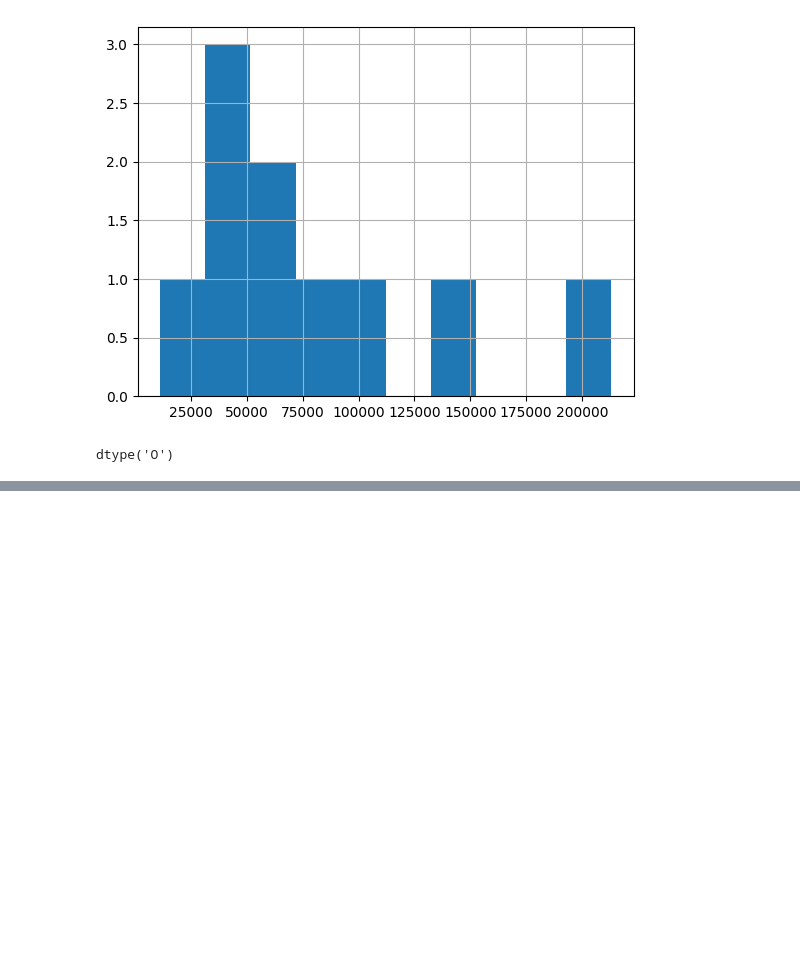
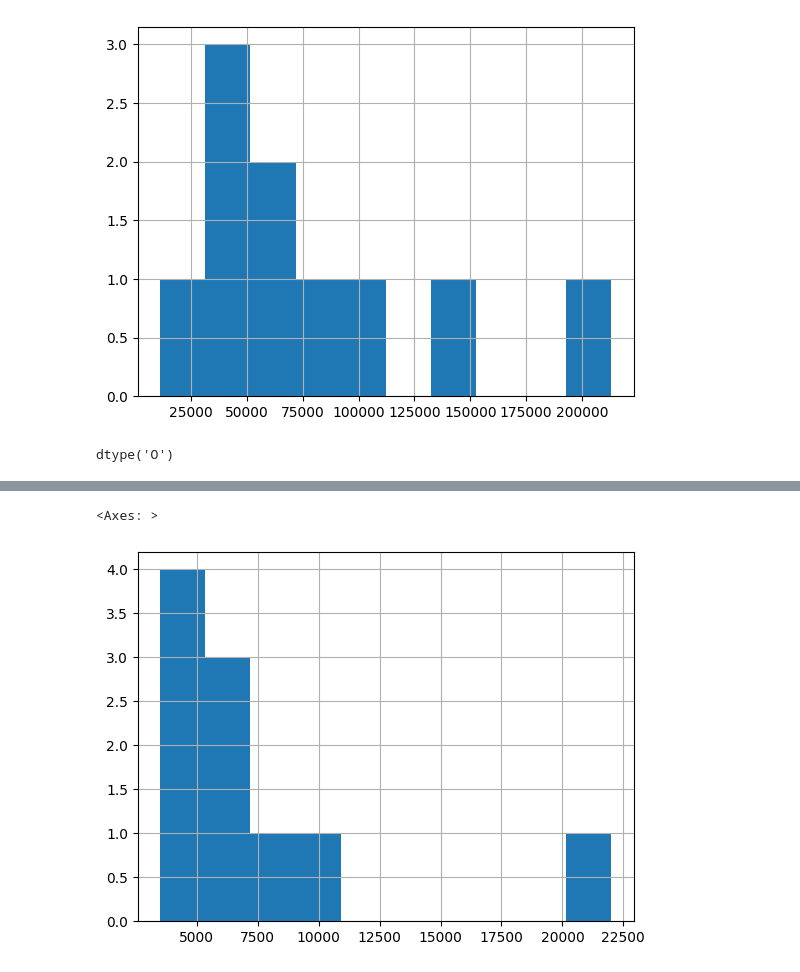
Before and after one commit to Jade-Jones-dev/ai_machine_learning, a Jupyter notebook: weeks_7_8/tutorials/zero-to-mastery-ml/project_1.ipynb, the cells around one changed output, grey strips where cells are left out. Cells and saved outputs as stored; diff of their text form; code cells hidden in the pictures; blank space fills up the shorter version.

Commit message:
changed pricing to remove cents in price

```diff
--- a/weeks_7_8/tutorials/zero-to-mastery-ml/project_1.ipynb
+++ b/weeks_7_8/tutorials/zero-to-mastery-ml/project_1.ipynb
@@ -322,4 +322,4 @@ car_sales.Price.dtype
 # %% [output]
 dtype('O')
 # %%
-car_sales["Price"] = car_sales["Price"].str.replace(r'[\$\ ,\.]', '', regex=True).astype(int)
+car_sales
@@ -339,0 +338,3 @@ car_sales
+# %%
+
+car_sales["Price"] = car_sales["Price"].str.split('.').str[0].str.replace(r'[\$, ]', '', regex=True).astype(int)
@@ -339,0 +357,5 @@ car_sales
+# %%
+car_sales.Price.hist()
+# %% [output]
+<Axes: >
+[figure, added]
```
Also changed, not shown: parts of 4 cells of this notebook.
